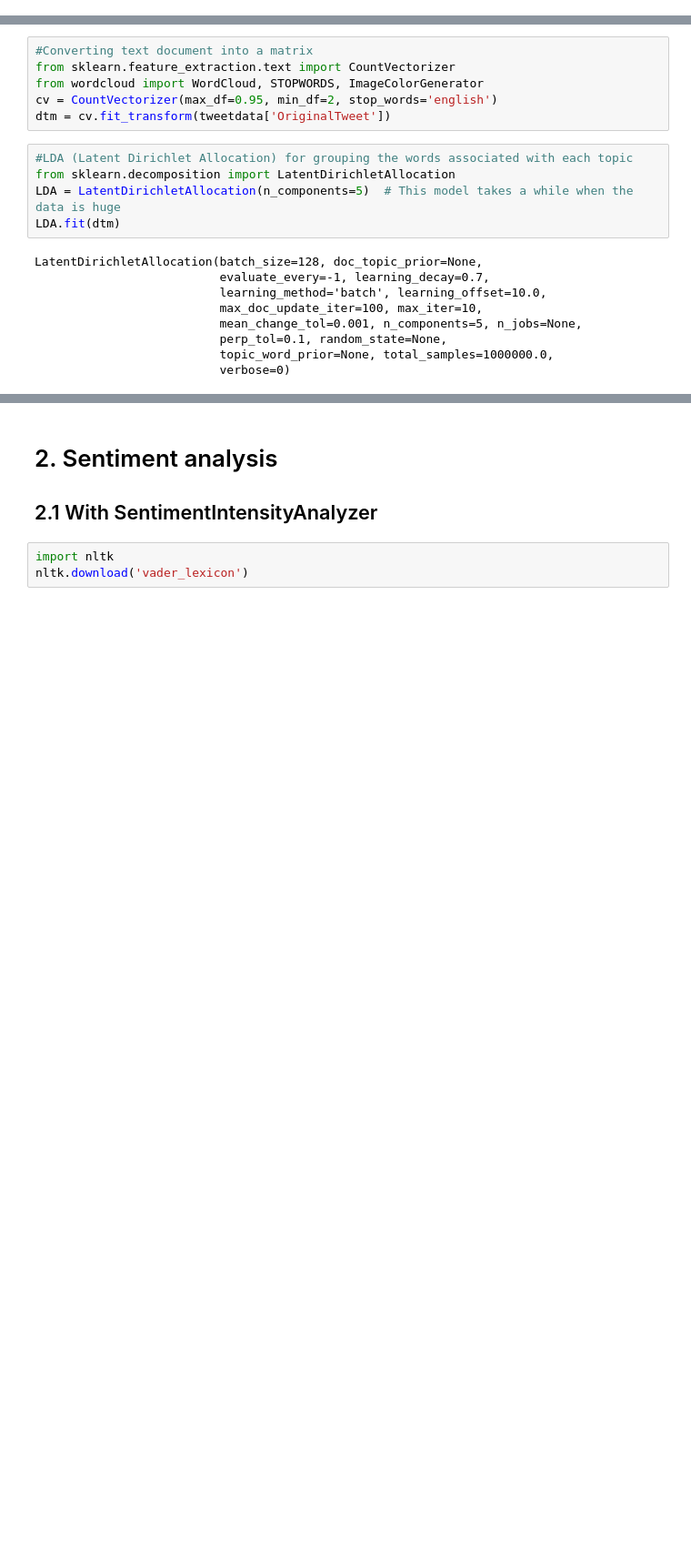
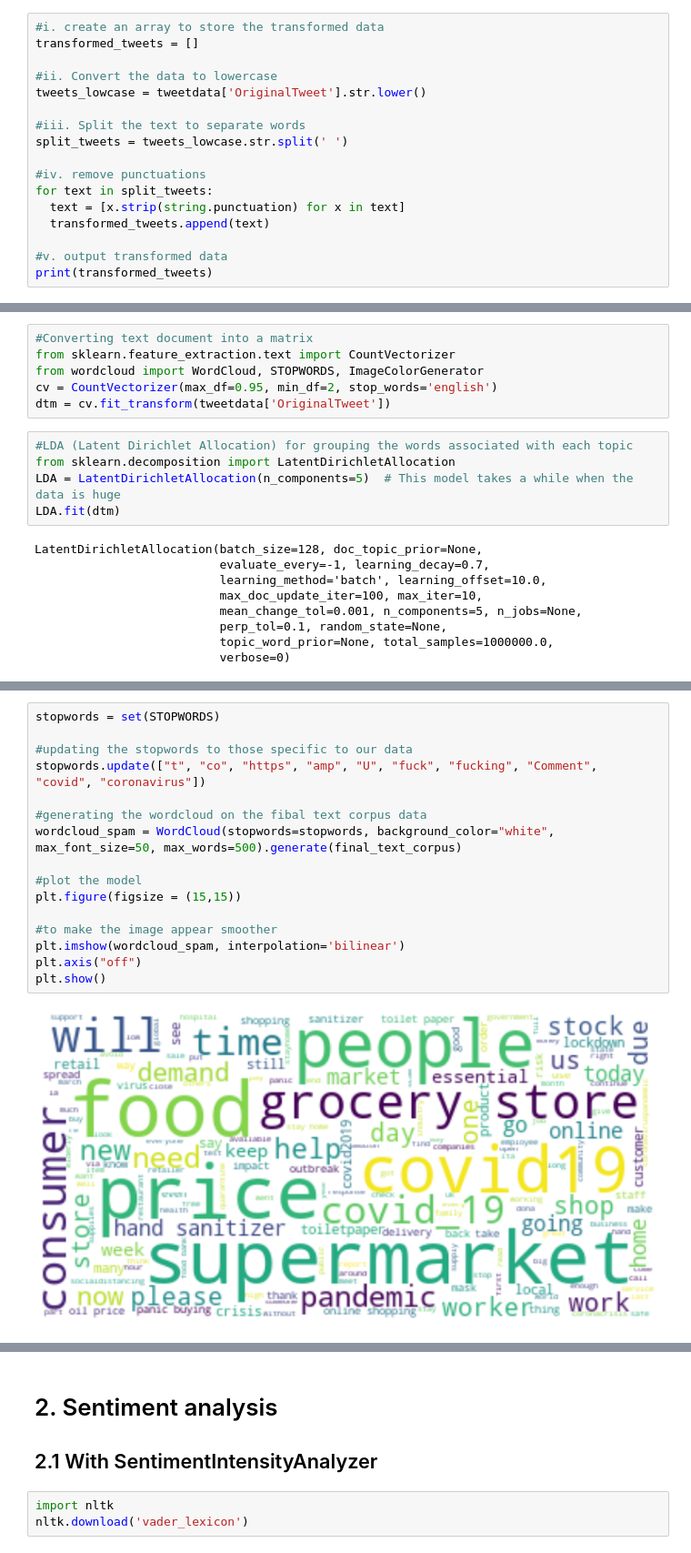
Before and after one commit to coramusungu/Text-Analytics, a Jupyter notebook: Text_Analytics.ipynb, the cells around one changed output, grey strips where cells are left out. Shown at 91% size. Drawn from its saved outputs; the diff is of its cells as text; blank space fills up the shorter version.

```diff
--- a/Text_Analytics.ipynb
+++ b/Text_Analytics.ipynb
@@ -84,0 +81,17 @@ show_wordcloud(df['OriginalTweet'], title = 'Prevalent words in Tweets')
+# %%
+#i. create an array to store the transformed data
+transformed_tweets = []
+
+#ii. Convert the data to lowercase
+tweets_lowcase = tweetdata['OriginalTweet'].str.lower()
+
+#iii. Split the text to separate words
+split_tweets = tweets_lowcase.str.split(' ')
+
+#iv. remove punctuations
+for text in split_tweets:
+  text = [x.strip(string.punctuation) for x in text]
+  transformed_tweets.append(text)
+
+#v. output transformed data
+print(transformed_tweets)
@@ -171,0 +322,18 @@ tweetdata.head(10)
+# %%
+stopwords = set(STOPWORDS)
+
+#updating the stopwords to those specific to our data
+stopwords.update(["t", "co", "https", "amp", "U", "fuck", "fucking", "Comment", "covid", "coronavirus"])
+
+#generating the wordcloud on the fibal text corpus data
+wordcloud_spam = WordCloud(stopwords=stopwords, background_color="white", max_font_size=50, max_words=500).generate(final_text_corpus)
+
+#plot the model
+plt.figure(figsize = (15,15))
+
+#to make the image appear smoother
+plt.imshow(wordcloud_spam, interpolation='bilinear')
+plt.axis("off")
+plt.show()
+# %% [output]
+[figure, added]
```
Also changed, not shown: parts of 58 cells of this notebook.
